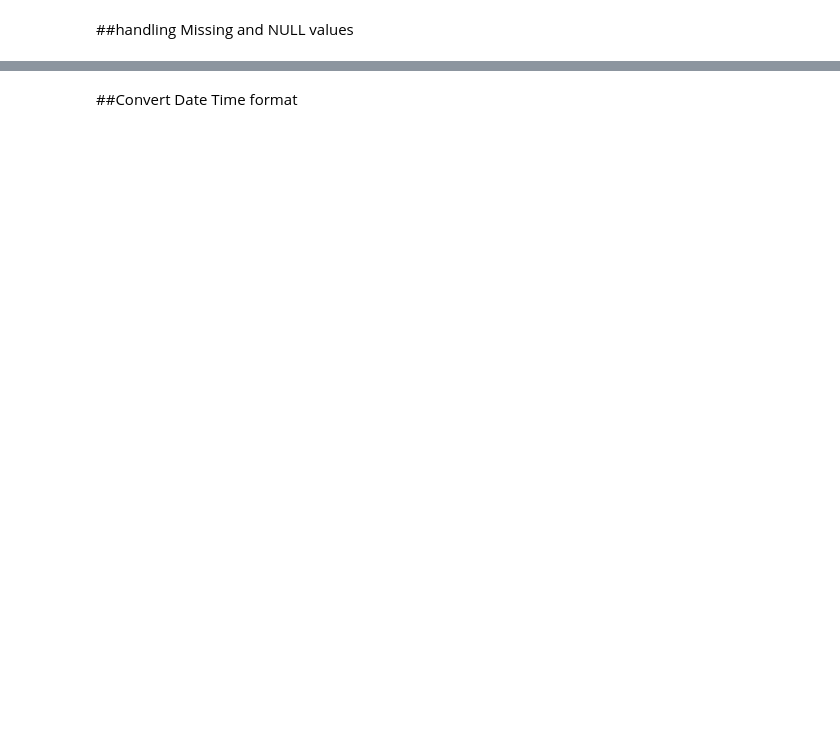
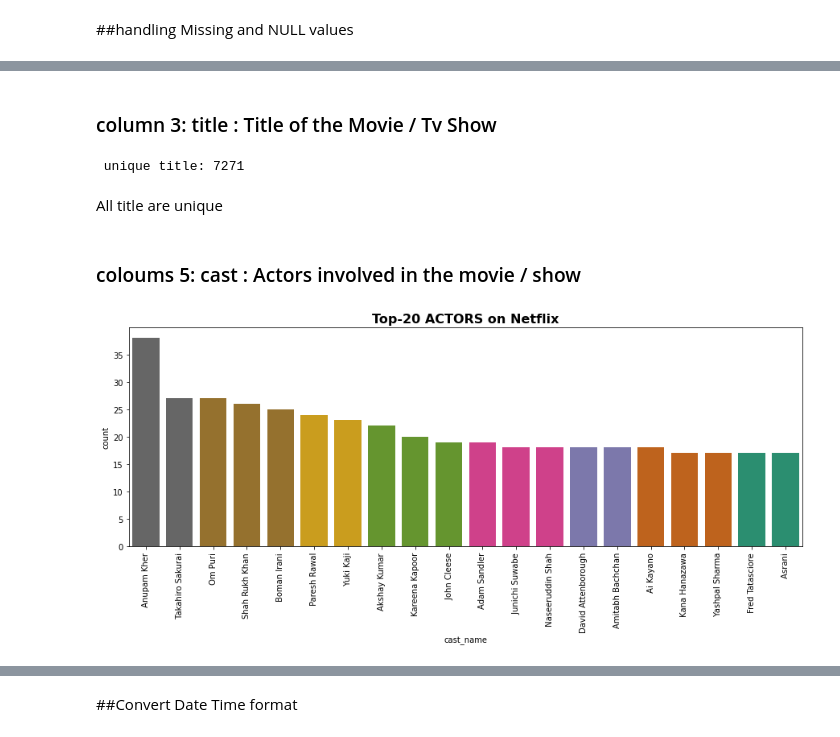
Before and after one commit to pranay2310/NETFLIX-MOVIES-AND-TV-SHOWS-CLUSTERING, a Jupyter notebook: NETFLIX_MOVIES_AND_TV_SHOWS_CLUSTERING.ipynb, the cells around one changed output, grey strips where cells are left out. Cells and saved outputs as stored; diff of their text form; code cells hidden in the pictures; blank space fills up the shorter version.

```diff
--- a/NETFLIX_MOVIES_AND_TV_SHOWS_CLUSTERING.ipynb
+++ b/NETFLIX_MOVIES_AND_TV_SHOWS_CLUSTERING.ipynb
@@ -143,0 +299,27 @@ memory usage: 789.1+ KB
+# %% [markdown]
+### column 3: title : Title of the Movie / Tv Show
+# %%
+# is title is unique for every entry?
+print(f' unique title: {data_copy["title"].nunique()}')
+# %% [output]
+ unique title: 7271
+# %% [markdown]
+All title are unique
+# %% [markdown]
+### coloums 5: cast : Actors involved in the movie / show
+# %%
+data_copy['cast_name'] = data_copy['cast'].apply(lambda x :  x.split(','))
+cast_count = []
+for i in data_copy['cast_name']: cast_count += i
+
+cast_dict = dict((i, cast_count.count(i)) for i in cast_count)
+
+df_cast_count = pd.DataFrame(cast_dict.values(),cast_dict.keys()).reset_index().sort_values(0,ascending=False).rename(
+    columns = {'index' : 'cast_name', 0 : 'count'}).iloc[1:21]
+plt.figure(figsize=(15,5))
+sns.barplot(x='cast_name',y='count',data=df_cast_count,palette="Dark2_r")
+plt.title("Top-20 ACTORS on Netflix",size='16',fontweight="bold")
+plt.xticks(rotation=90)
+plt.show()
+# %% [output]
+[figure, added]
```
Also changed, not shown: parts of 65 cells of this notebook.
